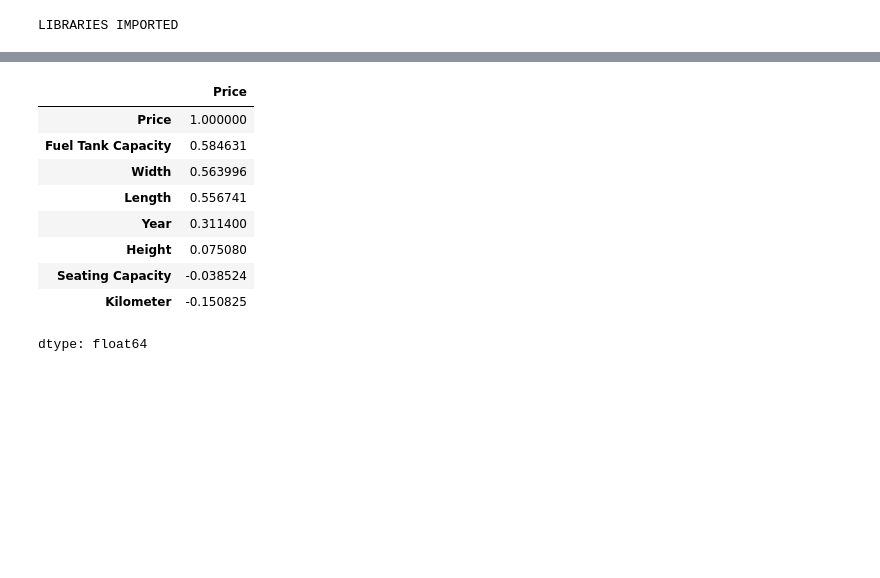
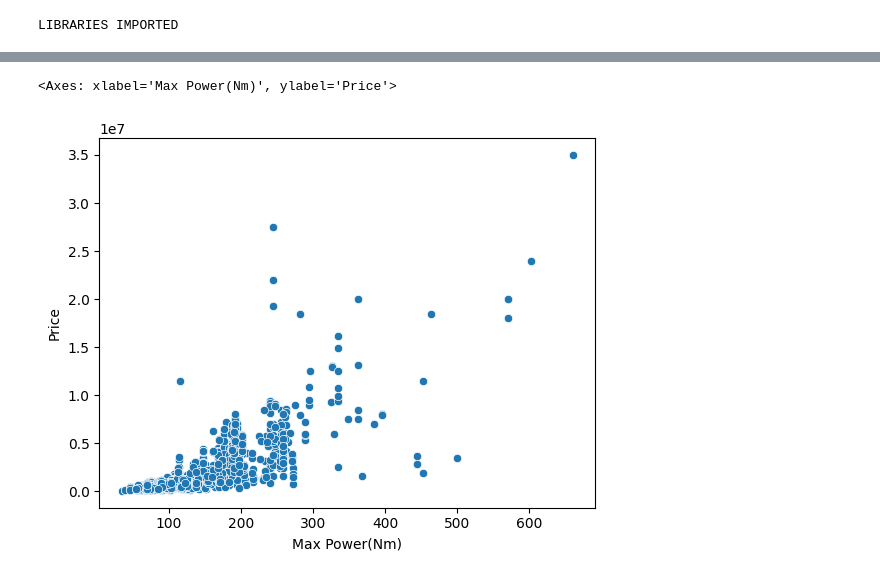
Before and after one commit to semingrai/Hands-on-ML-, a Jupyter notebook: CHp1-2/ex7.ipynb, the cells around one changed output, grey strips where cells are left out. Cells and saved outputs as stored; diff of their text form; code cells hidden in the pictures; blank space fills up the shorter version.

```diff
--- a/CHp1-2/ex7.ipynb
+++ b/CHp1-2/ex7.ipynb
@@ -125,15 +108,11 @@ array([[<Axes: title={'center': 'Price'}>,
+# %%
+import seaborn as sns
+sns.scatterplot(x=data['Max Power(Nm)'], y=data['Price'])
+# %% [output]
+<Axes: xlabel='Max Power(Nm)', ylabel='Price'>
+[figure, added]
 # %%
 corr = data.corr(numeric_only=True)
 corr['Price'].sort_values(ascending=False)
+data = data[data["Kilometer"] > 1]
-# %% [output]
-|  | Price |
-| Price | 1.000000 |
-| Fuel Tank Capacity | 0.584631 |
-| Width | 0.563996 |
-| Length | 0.556741 |
-| Year | 0.311400 |
-| Height | 0.075080 |
-| Seating Capacity | -0.038524 |
-| Kilometer | -0.150825 |
-dtype: float64
 # %%
```
Also changed, not shown: parts of 38 cells of this notebook.
